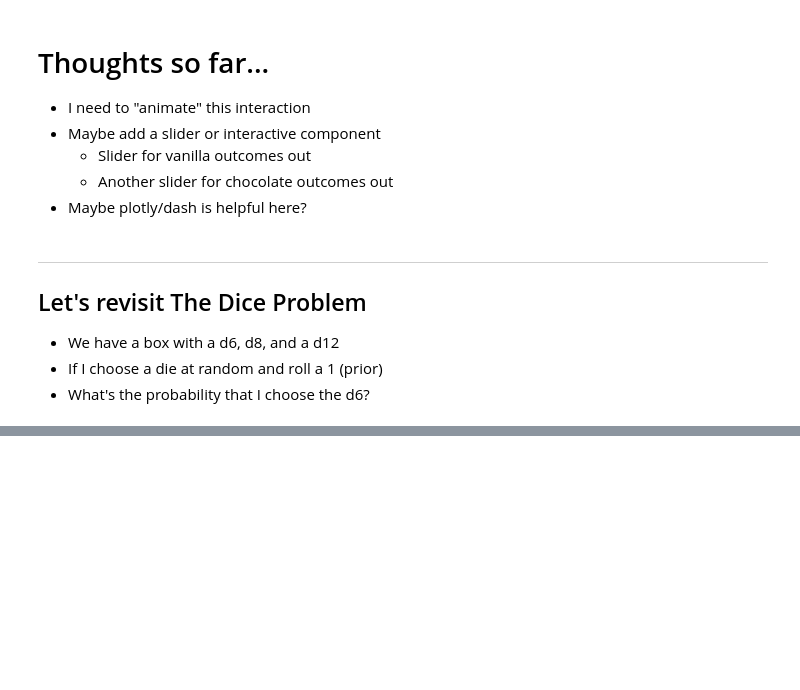
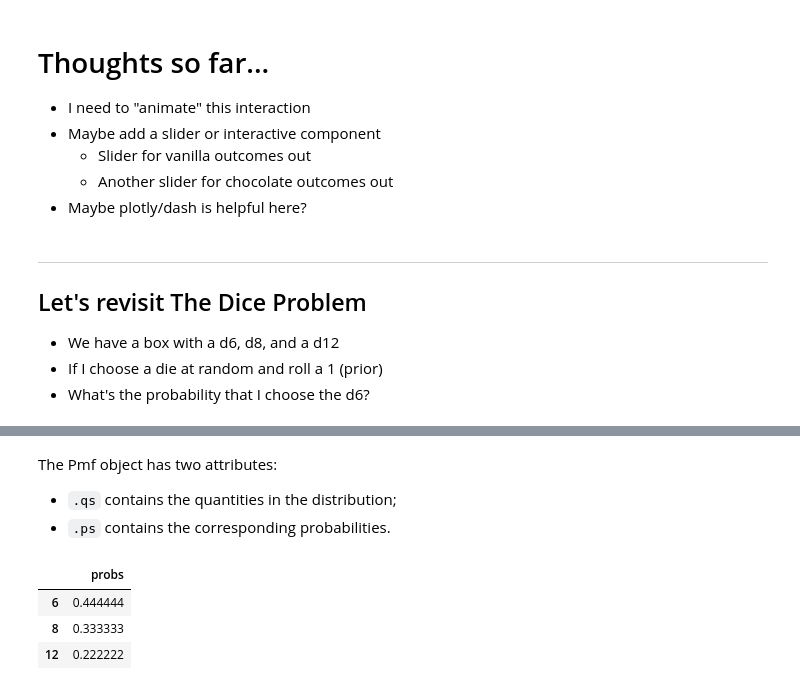
Before and after one commit to ryanorsinger/ThinkBayes2, a Jupyter notebook: chapter_3_distributions.ipynb, the cells around one changed output, grey strips where cells are left out. Drawn from its saved outputs; the diff is of its cells as text; code cells hidden in the pictures; blank space fills up the shorter version.

```diff
--- a/chapter_3_distributions.ipynb
+++ b/chapter_3_distributions.ipynb
@@ -304,0 +313,16 @@ hypot
+# %% [markdown]
+The Pmf object has two attributes:
+
+- `.qs` contains the quantities in the distribution;
+- `.ps` contains the corresponding probabilities.
+# %%
+# Posterior probabilies of rolling a 1 on each die
+likelihood1 = 1/6, 1/8, 1/12
+posterior = prior * likelihood1
+posterior.normalize()
+posterior
+# %% [output]
+|  | probs |
+| 6 | 0.444444 |
+| 8 | 0.333333 |
+| 12 | 0.222222 |
```
Also changed, not shown: parts of 21 cells of this notebook.
